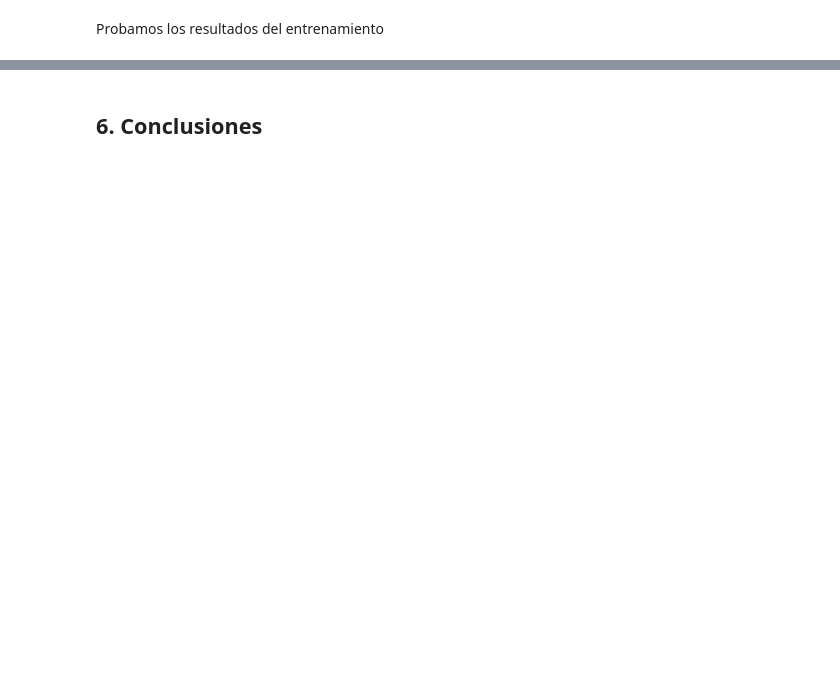
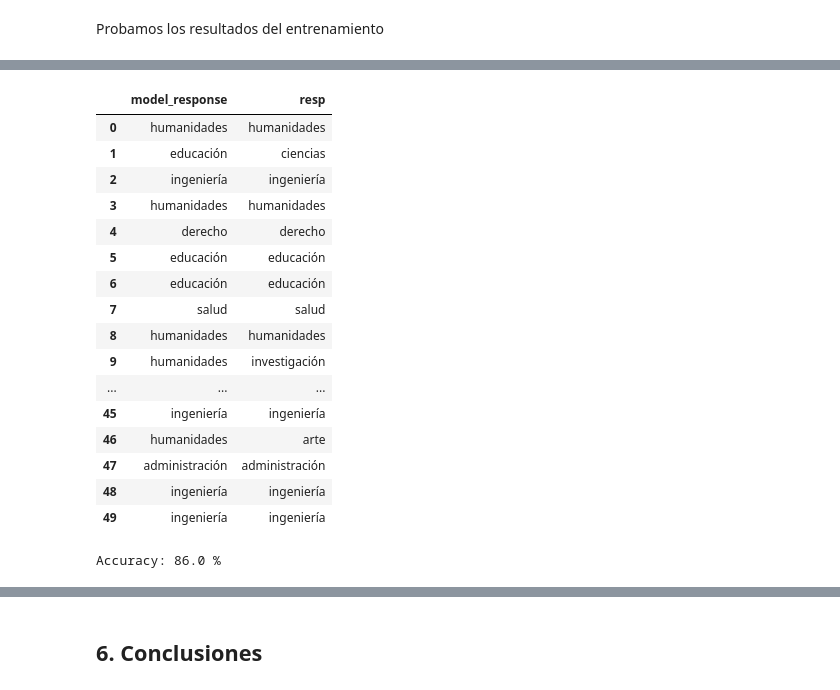
Before and after one commit to Astolfo2332/VIU_act, a Jupyter notebook: LoRa_Ananysis.ipynb, the cells around one changed output, grey strips where cells are left out. Drawn from its saved outputs; the diff is of its cells as text; code cells hidden in the pictures; blank space fills up the shorter version.

```diff
--- a/LoRa_Ananysis.ipynb
+++ b/LoRa_Ananysis.ipynb
@@ -654,16 +658,15 @@ for i in range(len(data_test)):
 # %%
 model.eval()
 
-model_responses = []
-for i in range(len(inputs)):
+with torch.inference_mode():
+    model_output = model.generate(
+        input_ids=inputs["input_ids"].to(device),
+        attention_mask=inputs["attention_mask"].to(device),
+        max_new_tokens=100,
+        eos_token_id=tokenizer.eos_token_id,
+        pad_token_id=tokenizer.eos_token_id,
+    )
 
-  model_output = model.generate(
-      input_ids=inputs[i]["input_ids"].to(device),
-      attention_mask=inputs[i]["attention_mask"].to(device),
-      max_new_tokens=100,
-      eos_token_id=tokenizer.eos_token_id,
-      pad_token_id=tokenizer.eos_token_id,
-  )
+generated_text = tokenizer.batch_decode(model_output, skip_special_tokens=True)
 
-  generated_text = tokenizer.batch_decode(model_output, skip_special_tokens=True)
-  model_responses.append(generated_text)
+model_responses = generated_text
@@ -689,3 +673,49 @@ df
+# %%
+import pandas as pd
+
+def repeats(string):
+    #(regex no funcionó)
+    for x in range(1, len(string)):
+        #Vamos tomando el string desde atrás
+        substring = string[:x]
+        #Así si multiplicamos dicho valor por 2 y es igual al string significa que se repite
+        if substring * 2 == string:
+            return substring
+    return string
+
+#Se limpia la información de la respuesta del modelo
+model_responses_2 = [response.split("assistant")[1].replace("\n","").split(" ")[0] for response in model_responses]
+#Eliminamos las palabras que se duplican ejm:educacióneducación
+model_responses_2 =  [repeats(response) for response in model_responses_2]
+df = pd.DataFrame({"model_response": model_responses_2, "resp": data_resp})
+df
+# %% [output]
+|  | model_response | resp |
+| 0 | humanidades | humanidades |
+| 1 | educación | ciencias |
+| 2 | ingeniería | ingeniería |
+| 3 | humanidades | humanidades |
+| 4 | derecho | derecho |
+| 5 | educación | educación |
+| 6 | educación | educación |
+| 7 | salud | salud |
+| 8 | humanidades | humanidades |
+| 9 | humanidades | investigación |
+| ... | ... | ... |
+| 45 | ingeniería | ingeniería |
+| 46 | humanidades | arte |
+| 47 | administración | administración |
+| 48 | ingeniería | ingeniería |
+| 49 | ingeniería | ingeniería |
+# %%
+from sklearn.metrics import accuracy_score
+#Se calcula la precisión del modelo
+
+accuracy = accuracy_score(df["resp"], df["model_response"])
+
+print(f"Accuracy: {accuracy * 100} %")
+# %% [output]
+Accuracy: 86.0 %
 # %% [markdown]
 Así mostrando lo util que puede ser el entrenamiento e inferencia de un modelo grande cuantizado, en este caso el modelo en su etapa de entrenamiento e inferencia solo ocupó 5.2 GB de VRAM.
 
```
Also changed, not shown: parts of 15 cells of this notebook, 1 other file.
